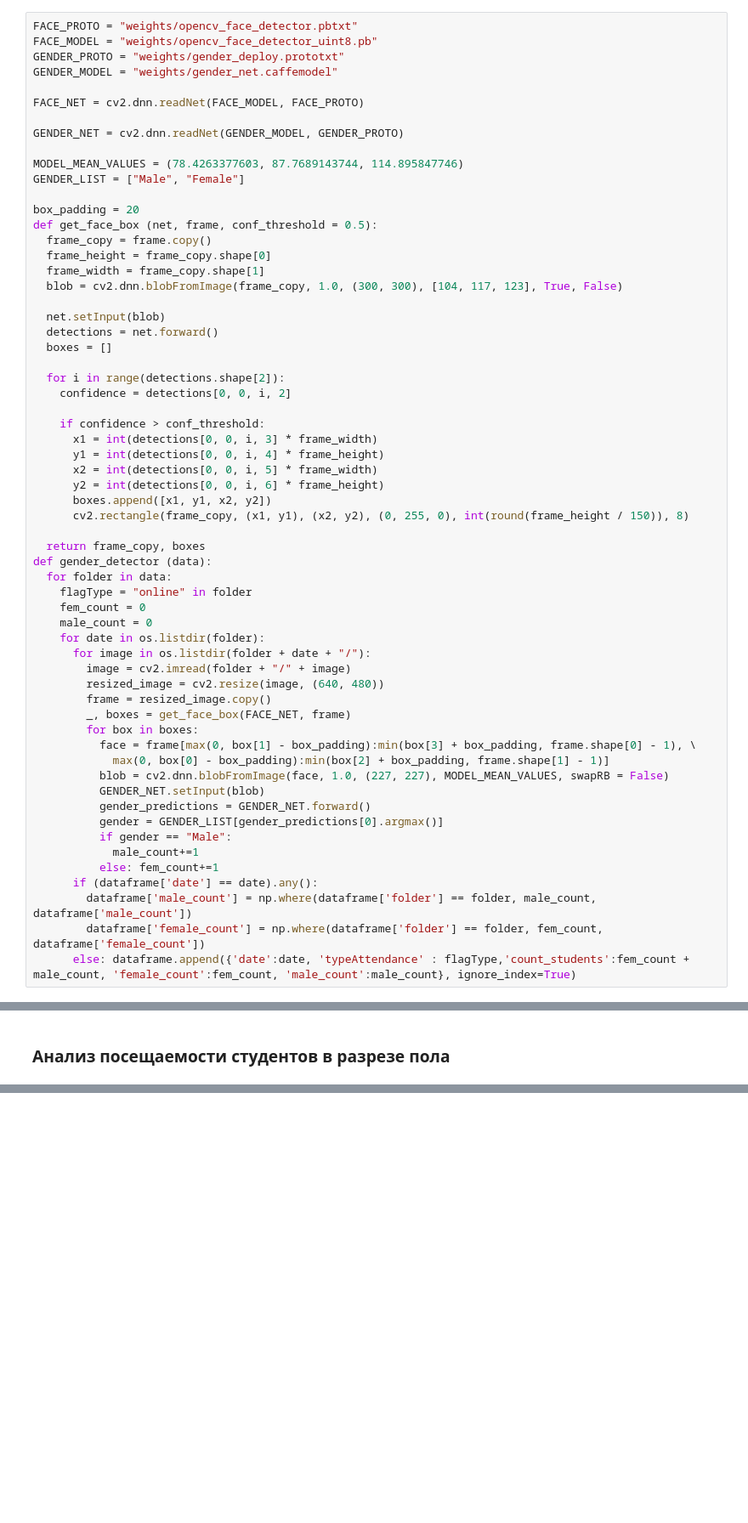
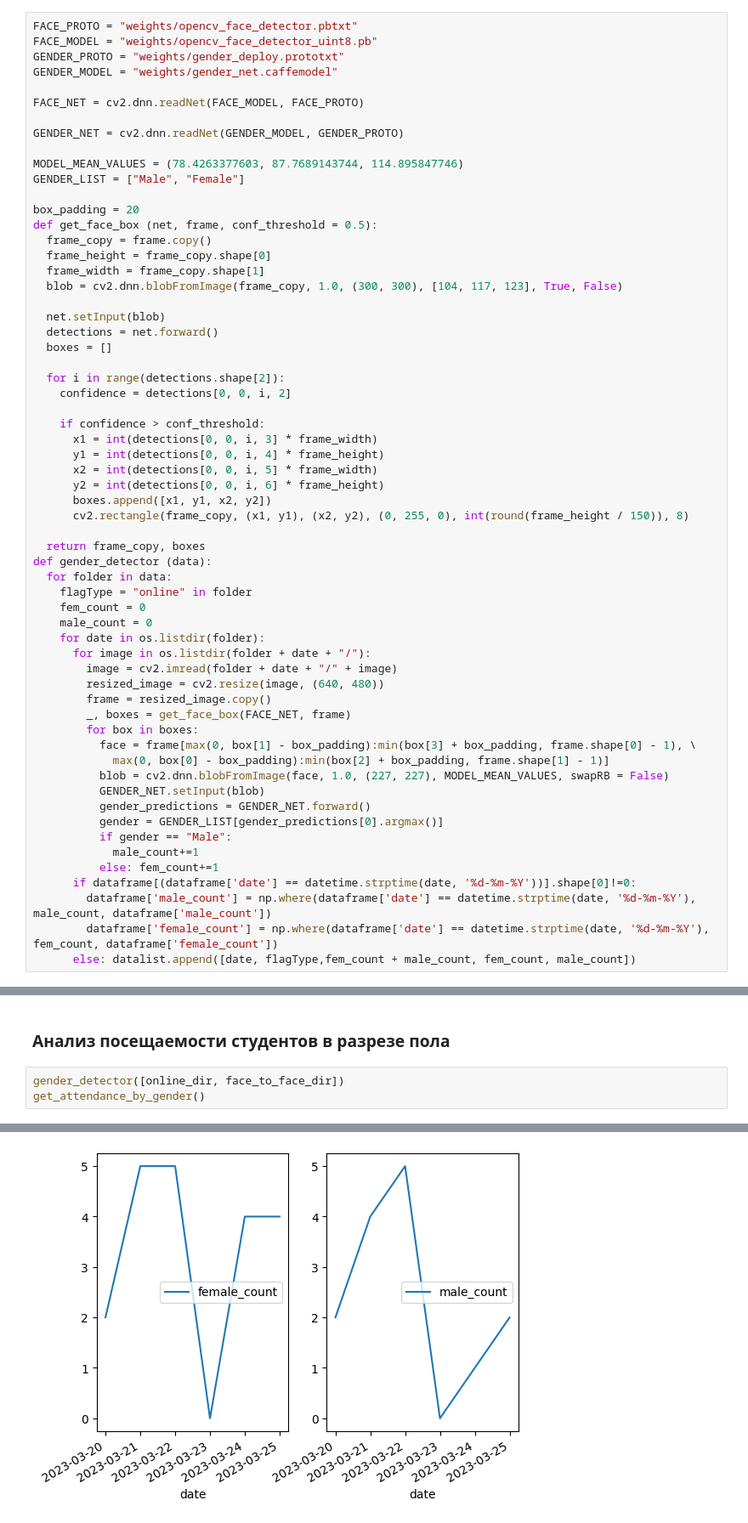
Before and after one commit to KozynchenkoVS/ComputerVision, a Jupyter notebook: task_automata/teacher.ipynb, the cells around one changed output, grey strips where cells are left out. Shown at 85% size. Saved outputs shown, nothing was run; the diff lists cells and outputs as text; blank space fills up the shorter version.

```diff
--- a/task_automata/teacher.ipynb
+++ b/task_automata/teacher.ipynb
@@ -74,7 +71,7 @@ def gender_detector (data):
     male_count = 0
     for date in os.listdir(folder):
       for image in os.listdir(folder + date + "/"):
-        image = cv2.imread(folder + "/" + image)
+        image = cv2.imread(folder + date + "/" + image)
         resized_image = cv2.resize(image, (640, 480))
         frame = resized_image.copy()
         _, boxes = get_face_box(FACE_NET, frame)
@@ -88,10 +85,10 @@ def gender_detector (data):
           if gender == "Male":
             male_count+=1
           else: fem_count+=1
-      if (dataframe['date'] == date).any():
-        dataframe['male_count'] = np.where(dataframe['folder'] == folder, male_count, dataframe['male_count'])
-        dataframe['female_count'] = np.where(dataframe['folder'] == folder, fem_count, dataframe['female_count'])
-      else: dataframe.append({'date':date, 'typeAttendance' : flagType,'count_students':fem_count + male_count, 'female_count':fem_count, 'male_count':male_count}, ignore_index=True)
+      if dataframe[(dataframe['date'] == datetime.strptime(date, '%d-%m-%Y'))].shape[0]!=0:
+        dataframe['male_count'] = np.where(dataframe['date'] == datetime.strptime(date, '%d-%m-%Y'), male_count, dataframe['male_count'])
+        dataframe['female_count'] = np.where(dataframe['date'] == datetime.strptime(date, '%d-%m-%Y'), fem_count, dataframe['female_count'])
+      else: datalist.append([date, flagType,fem_count + male_count, fem_count, male_count])
 # %% [markdown]
 ## Графическая часть
 # %%
@@ -322,2 +295,6 @@ error: OpenCV(4.7.0) D:\a\opencv-python\opencv-python\opencv\modules\dnn\src\dar
 # %% [markdown]
 ### Анализ посещаемости студентов в разрезе пола
+# %%
+gender_detector([online_dir, face_to_face_dir])
+get_attendance_by_gender()
+# %% [output]
@@ -323,0 +310 @@ error: OpenCV(4.7.0) D:\a\opencv-python\opencv-python\opencv\modules\dnn\src\dar
+[figure, added]
```
Also changed, not shown: parts of 7 cells of this notebook, 1 other file.
